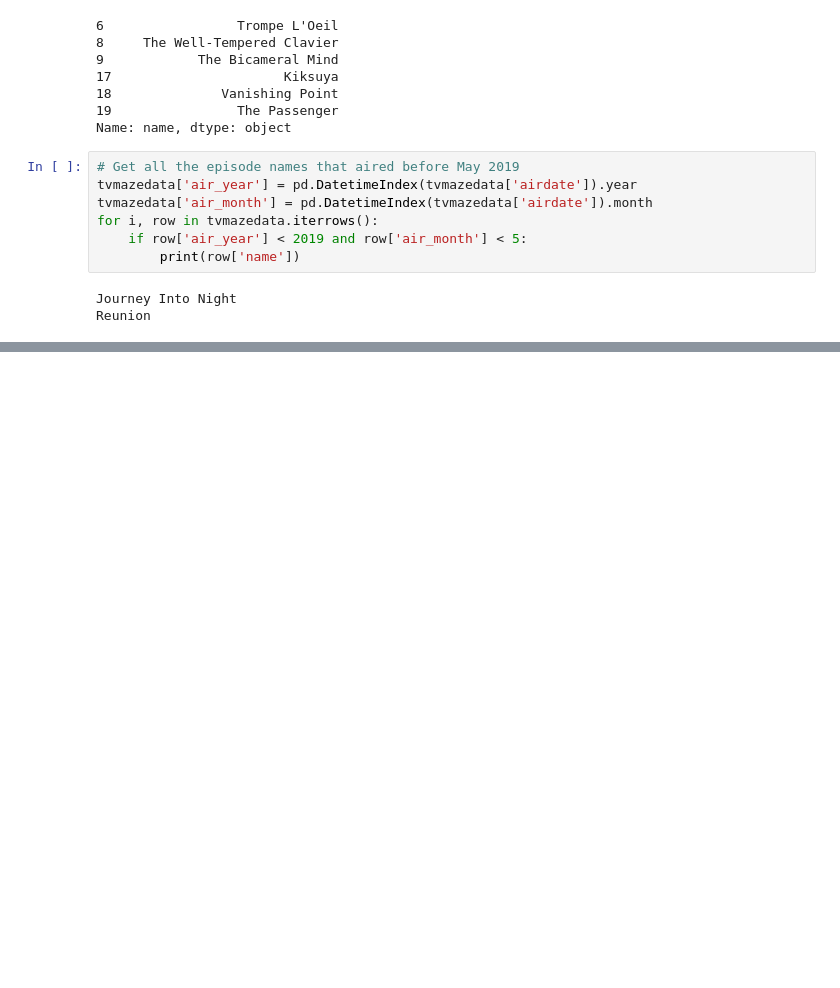
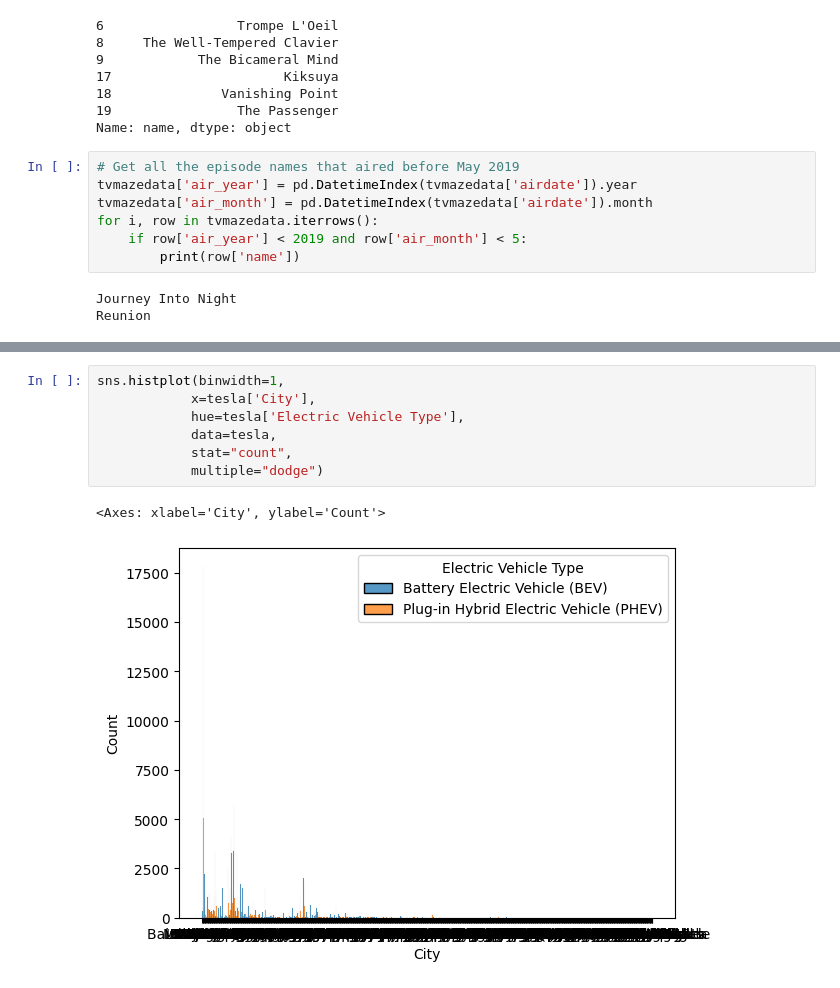
Before and after one commit to AKISHPOTHURI/DataScienceAssignment, a Jupyter notebook: python.ipynb, the cells around one changed output, grey strips where cells are left out. Saved outputs shown, nothing was run; the diff lists cells and outputs as text; blank space fills up the shorter version.

```diff
--- a/python.ipynb
+++ b/python.ipynb
@@ -628,0 +798,10 @@ Name: name, dtype: object
+# %%
+sns.histplot(binwidth=1,
+            x=tesla['City'],
+            hue=tesla['Electric Vehicle Type'],
+            data=tesla,
+            stat="count",
+            multiple="dodge")
+# %% [output]
+<Axes: xlabel='City', ylabel='Count'>
+[figure, added]
```
Also changed, not shown: parts of 14 cells of this notebook, 3 other files.
